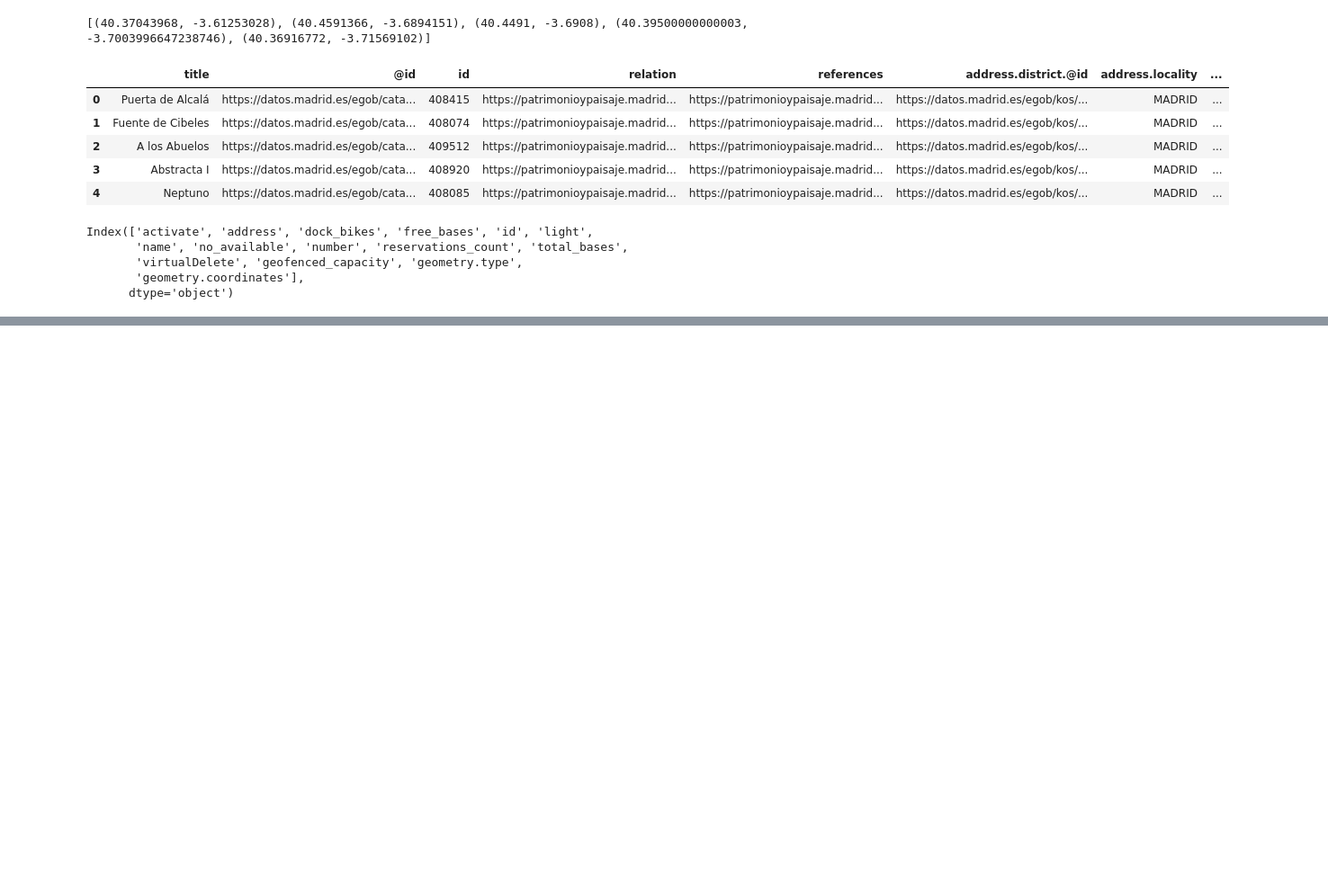
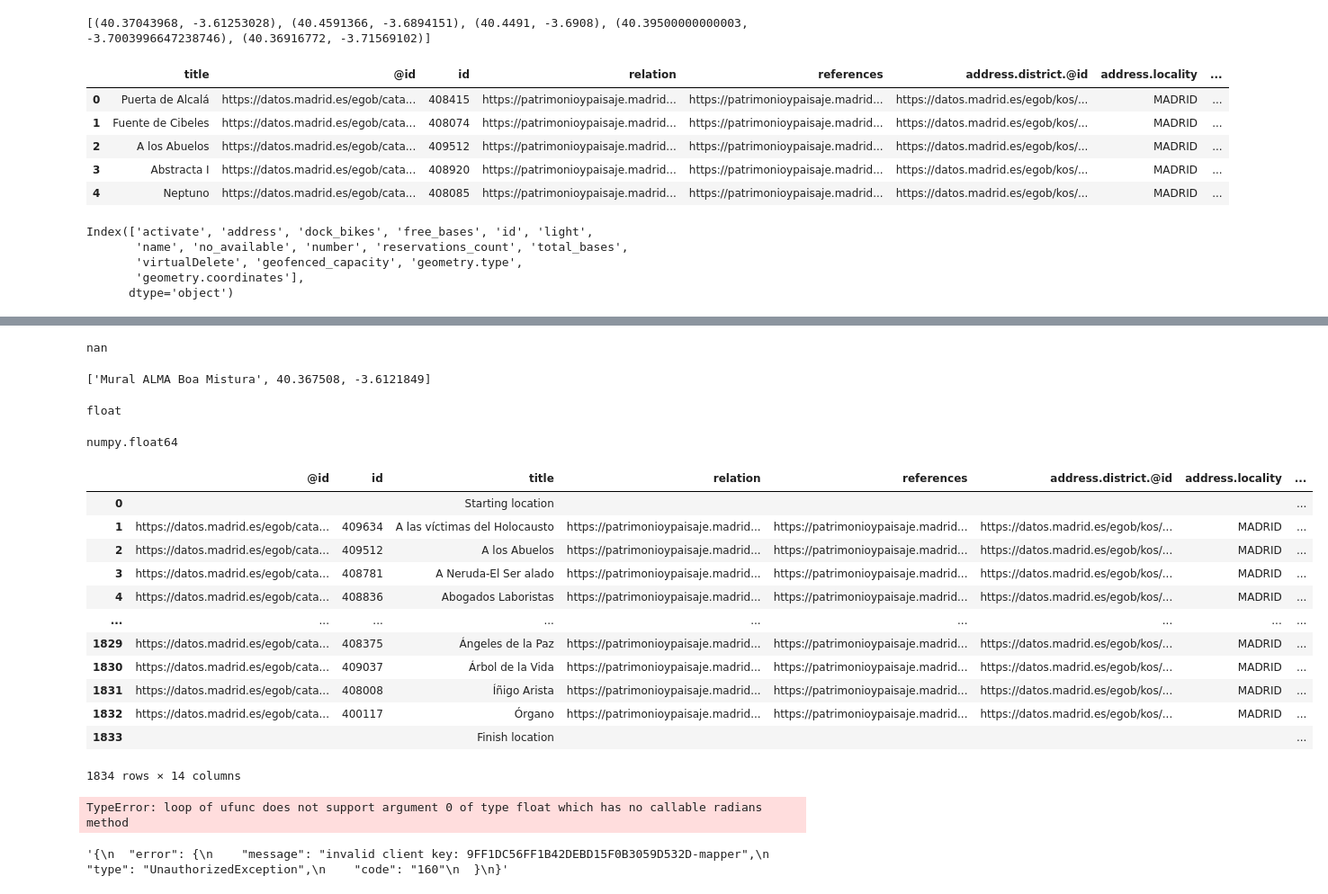
Before and after one commit to Rodrigo-Coloma/ih_datamadpt0923_project_m1, a Jupyter notebook: notebooks/dev_notebook_.ipynb, the cells around one changed output, grey strips where cells are left out. Shown at 90% size. Saved outputs shown, nothing was run; the diff lists cells and outputs as text; code cells hidden in the pictures; blank space fills up the shorter version.

```diff
--- a/notebooks/dev_notebook_.ipynb
+++ b/notebooks/dev_notebook_.ipynb
@@ -454,0 +541,4 @@ Index(['activate', 'address', 'dock_bikes', 'free_bases', 'id', 'light',
+# %%
+start = 'camino de perales 12'
+end = 'martinez villergas 52'
+origin_destination = section_generator2(start,end)
@@ -454,0 +549,19 @@ Index(['activate', 'address', 'dock_bikes', 'free_bases', 'id', 'light',
+# %%
+def start_end():
+  start = input('enter your starting address: ')
+  end = input ('enter your desired finishing adress: ')
+  route_url = 'https://routes.googleapis.com/directions/v2:computeRoutes'
+  token_gmap = dotenv_values('../.env')['CLAVE_GMAP']
+
+  data={"origin":{ "address": start},
+    "destination":{ "address": end},
+    "travelMode": "TRANSIT",
+    "languageCode": "en-US",
+    "units": "IMPERIAL"
+  }
+  headers = {'Content-Type': 'application/json','X-Goog-Api-Key':f'{token_gmap}','X-Goog-FieldMask': 'routes.duration,routes.distanceMeters,routes.polyline.encodedPolyline'}
+
+  response = requests.post(route_url, headers=headers, json=data)
+
+  coordinates = decode(response.json()['routes'][0]['polyline']['encodedPolyline'])
+  return [start] + [coordinates[0]] + [end] + [coordinates[-1]]
@@ -454,0 +615,51 @@ Index(['activate', 'address', 'dock_bikes', 'free_bases', 'id', 'light',
+# %%
+pd.DataFrame(near_places)['websiteUri'][5]
+# %% [output]
+nan
+# %%
+[near_places[0]['displayName']['text'], near_places[0]['location']['latitude'], near_places[0]['location']['longitude']]
+# %% [output]
+['Mural ALMA Boa Mistura', 40.367508, -3.6121849]
+# %%
+start_stop = start_end()
+type(start_stop[1][0])
+# %% [output]
+float
+# %%
+test = np.radians(start_stop[3][1])
+type(test)
+# %% [output]
+numpy.float64
+# %%
+start= pd.Series({'@id':'', 'id':'', 'title':'Starting location', 'relation':'', 'references':'', 'address.district.@id':'',
+       'address.locality':'', 'address.postal-code':'', 'address.street-address':start_stop[0],
+       'location.latitude': start_stop[1][0], 'location.longitude': start_stop[1][1],
+       'organization.organization-desc':'', 'organization.organization-name':'',
+       'address.area.@id':''})
+stop= pd.Series({'@id':'', 'id':'', 'title':'Finish location', 'relation':'', 'references':'', 'address.district.@id':'',
+       'address.locality':'', 'address.postal-code':'', 'address.street-address':start_stop[2],
+       'location.latitude': start_stop[3][0], 'location.longitude': start_stop[3][1],
+       'organization.organization-desc':'', 'organization.organization-name':'',
+       'address.area.@id':''})
+# %%
+test_df = pd.concat([start.to_frame().T,interest_df,stop.to_frame().T], axis=0).reset_index(drop=True)
+test_df
+# %% [output]
+|  | @id | id | title | relation | references | address.district.@id | address.locality | ... |
+| 0 |  |  | Starting location |  |  |  |  | ... |
+| 1 | https://datos.madrid.es/egob/cata... | 409634 | A las víctimas del Holocausto | https://patrimonioypaisaje.madrid... | https://patrimonioypaisaje.madrid... | https://datos.madrid.es/egob/kos/... | MADRID | ... |
+| 2 | https://datos.madrid.es/egob/cata... | 409512 | A los Abuelos | https://patrimonioypaisaje.madrid... | https://patrimonioypaisaje.madrid... | https://datos.madrid.es/egob/kos/... | MADRID | ... |
+| 3 | https://datos.madrid.es/egob/cata... | 408781 | A Neruda-El Ser alado | https://patrimonioypaisaje.madrid... | https://patrimonioypaisaje.madrid... | https://datos.madrid.es/egob/kos/... | MADRID | ... |
+| 4 | https://datos.madrid.es/egob/cata... | 408836 | Abogados Laboristas | https://patrimonioypaisaje.madrid... | https://patrimonioypaisaje.madrid... | https://datos.madrid.es/egob/kos/... | MADRID | ... |
+| ... | ... | ... | ... | ... | ... | ... | ... | ... |
+| 1829 | https://datos.madrid.es/egob/cata... | 408375 | Ángeles de la Paz | https://patrimonioypaisaje.madrid... | https://patrimonioypaisaje.madrid... | https://datos.madrid.es/egob/kos/... | MADRID | ... |
+| 1830 | https://datos.madrid.es/egob/cata... | 409037 | Árbol de la Vida | https://patrimonioypaisaje.madrid... | https://patrimonioypaisaje.madrid... | https://datos.madrid.es/egob/kos/... | MADRID | ... |
+| 1831 | https://datos.madrid.es/egob/cata... | 408008 | Íñigo Arista | https://patrimonioypaisaje.madrid... | https://patrimonioypaisaje.madrid... | https://datos.madrid.es/egob/kos/... | MADRID | ... |
+| 1832 | https://datos.madrid.es/egob/cata... | 400117 | Órgano | https://patrimonioypaisaje.madrid... | https://patrimonioypaisaje.madrid... | https://datos.madrid.es/egob/kos/... | MADRID | ... |
+| 1833 |  |  | Finish location |  |  |  |  | ... |
+1834 rows × 14 columns
+# %%
+test_df['location.latitude'] = test_df['location.latitude'].to_numpy()
+np.radians(test_df['location.latitude'])
+# %% [output]
+TypeError: loop of ufunc does not support argument 0 of type float which has no callable radians method
@@ -454,0 +673,4 @@ Index(['activate', 'address', 'dock_bikes', 'free_bases', 'id', 'light',
+# %%
+response.text
+# %% [output]
+'{\n  "error": {\n    "message": "invalid client key: 9FF1DC56FF1B42DEBD15F0B3059D532D-mapper",\n    "type": "UnauthorizedException",\n    "code": "160"\n  }\n}'
```
Also changed, not shown: parts of 25 cells of this notebook, 22 other files.
